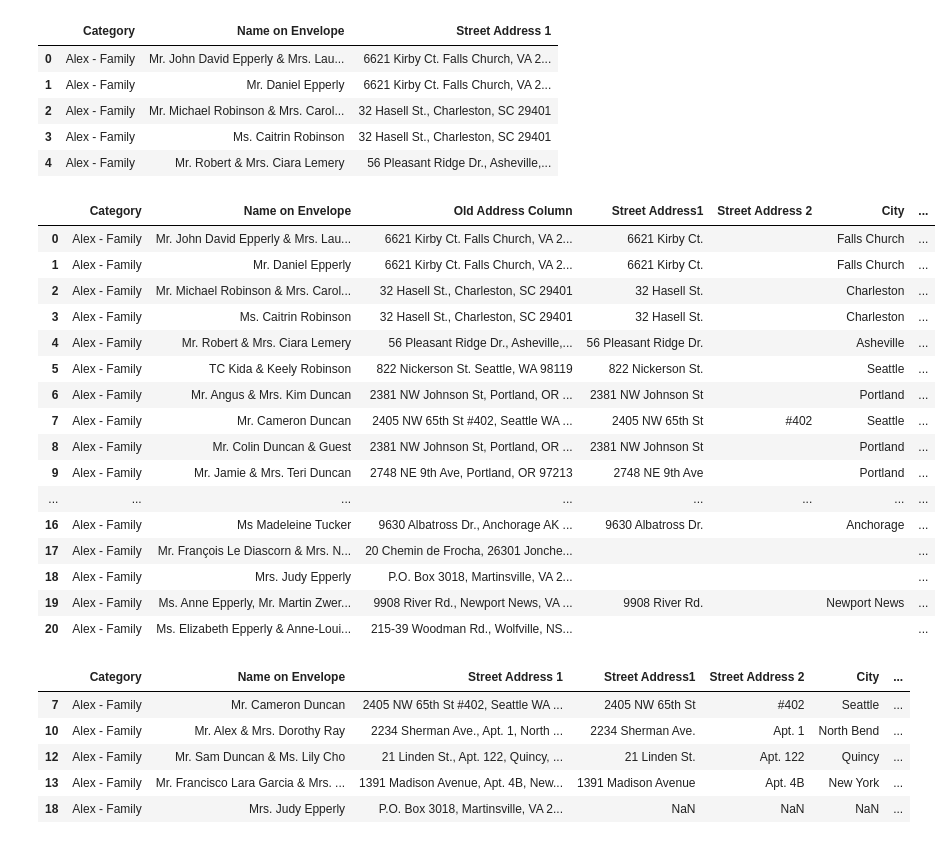
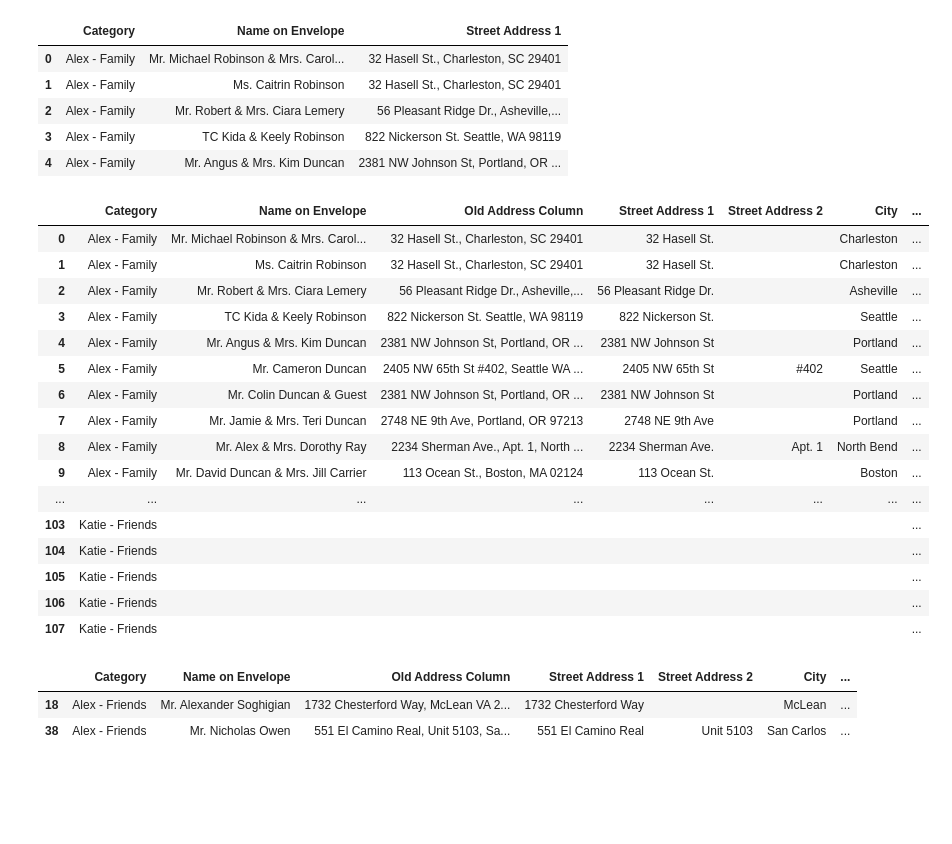
Before and after one commit to aeghprac/Git-Tracked-Files, a Jupyter notebook: AddressSplitter_Python/AddressSplitter.ipynb, the cells around one changed output. Saved outputs shown, nothing was run; the diff lists cells and outputs as text; code cells hidden in the pictures; blank space fills up the shorter version.

```diff
--- a/AddressSplitter_Python/AddressSplitter.ipynb
+++ b/AddressSplitter_Python/AddressSplitter.ipynb
@@ -1,64 +1,78 @@
 # %%
 import pandas as pd
 import re
+
+pd.set_option('display.max_rows', 150)
 # %%
 raw_address = pd.read_csv("Address_Data\MintedAddressBook - minted-addressbook-template.csv", usecols=range(0,3))
+
+# Replace all new line chars with a space
+raw_address.replace("\n", " ", regex=True, inplace=True)
 # %%
 raw_address.head()
 # %% [output]
 |  | Category | Name on Envelope | Street Address 1 |
-| 0 | Alex - Family | Mr. John David Epperly & Mrs. Lau... | 6621 Kirby Ct. Falls Church, VA 2... |
-| 1 | Alex - Family | Mr. Daniel Epperly | 6621 Kirby Ct. Falls Church, VA 2... |
-| 2 | Alex - Family | Mr. Michael Robinson & Mrs. Carol... | 32 Hasell St., Charleston, SC 29401 |
-| 3 | Alex - Family | Ms. Caitrin Robinson | 32 Hasell St., Charleston, SC 29401 |
-| 4 | Alex - Family | Mr. Robert & Mrs. Ciara Lemery | 56 Pleasant Ridge Dr., Asheville,... |
+| 0 | Alex - Family | Mr. Michael Robinson & Mrs. Carol... | 32 Hasell St., Charleston, SC 29401 |
+| 1 | Alex - Family | Ms. Caitrin Robinson | 32 Hasell St., Charleston, SC 29401 |
+| 2 | Alex - Family | Mr. Robert & Mrs. Ciara Lemery | 56 Pleasant Ridge Dr., Asheville,... |
+| 3 | Alex - Family | TC Kida & Keely Robinson | 822 Nickerson St. Seattle, WA 98119 |
+| 4 | Alex - Family | Mr. Angus & Mrs. Kim Duncan | 2381 NW Johnson St, Portland, OR ... |
 # %%
 def split_address(df, address_col):
+
     # Define the regex pattern for a US address
-    pattern = r"""^(?P<street>[\w\s]+\.?),?\s+(?P<unit>(?:\#|Apt|apt|No|no|Number|number|Ste|ste|suite|Suite|unit|Unit|Box|box)\.?\s*\w+)?\s*,*\s*(?P<city>[\w\s]*),*\s*(?P<state>[A-Z]{2}),*\s+(?P<zipcode>\d{5}(?:-\d{4})?)$"""
+    pattern = (
+               r"""^(?P<street>[\w\s]+\.?),?\s+"""
+               r"""(?P<unit>(?:\#|Apt|apt|No|no|Number|number|Ste|ste|suite|Suite|unit|Unit|Box|box)\.?\s*\w+)?\s*,*\s*"""
+               r"""(?P<city>[\w\s]*),*\s*"""
+               r"""(?P<state>[A-Z]{2}),*\s+"""
+               r"""(?P<zipcode>\d{5}(?:-\d{4})?)$"""
+               )
+       # Create new columns for street address, city, state, and zipcode
+    df[["address", "Street Address 2", "City", "State/Region", "Zip/Postal Code"]] = df[str(address_col)].str.extract(pattern)
 
-    # Create new columns for street address, city, state, and zipcode
-    df[['address', 'Street Address 2', 'City', 'State/Region', 'Zip/Postal Code']] = df[str(address_col)].str.extract(pattern)
+    # Replace old address column name with, literally, "Old Address Column"
+    df.rename(columns={address_col: "Old Address Column"}, inplace=True)
 
-    df.rename(columns={address_col: 'Old Address Column'}, inplace=True)
-
+    # Replace the address column name with "Street Address 1" which is the column name that Minted wants for the address field
     df.rename(columns={"address": "Street Address 1"}, inplace=True)
 
     # Return the new dataframe
     return df
 
 # Run function
 address_df = split_address(raw_address, "Street Address 1")
 
 # Fill null values with an empty string
 address_df.fillna(value="", inplace=True)
 
-address_df
+# Add USA as country to every row
+address_df["Country"] = "USA"
+
+# Display the dataframe
+address_df.display()
 # %% [output]
-|  | Category | Name on Envelope | Old Address Column | Street Address1 | Street Address 2 | City | ... |
-| 0 | Alex - Family | Mr. John David Epperly & Mrs. Lau... | 6621 Kirby Ct. Falls Church, VA 2... | 6621 Kirby Ct. |  | Falls Church | ... |
-| 1 | Alex - Family | Mr. Daniel Epperly | 6621 Kirby Ct. Falls Church, VA 2... | 6621 Kirby Ct. |  | Falls Church | ... |
-| 2 | Alex - Family | Mr. Michael Robinson & Mrs. Carol... | 32 Hasell St., Charleston, SC 29401 | 32 Hasell St. |  | Charleston | ... |
-| 3 | Alex - Family | Ms. Caitrin Robinson | 32 Hasell St., Charleston, SC 29401 | 32 Hasell St. |  | Charleston | ... |
-| 4 | Alex - Family | Mr. Robert & Mrs. Ciara Lemery | 56 Pleasant Ridge Dr., Asheville,... | 56 Pleasant Ridge Dr. |  | Asheville | ... |
-| 5 | Alex - Family | TC Kida & Keely Robinson | 822 Nickerson St. Seattle, WA 98119 | 822 Nickerson St. |  | Seattle | ... |
-| 6 | Alex - Family | Mr. Angus & Mrs. Kim Duncan | 2381 NW Johnson St, Portland, OR ... | 2381 NW Johnson St |  | Portland | ... |
-| 7 | Alex - Family | Mr. Cameron Duncan | 2405 NW 65th St #402, Seattle WA ... | 2405 NW 65th St | #402 | Seattle | ... |
-| 8 | Alex - Family | Mr. Colin Duncan & Guest | 2381 NW Johnson St, Portland, OR ... | 2381 NW Johnson St |  | Portland | ... |
-| 9 | Alex - Family | Mr. Jamie & Mrs. Teri Duncan | 2748 NE 9th Ave, Portland, OR 97213 | 2748 NE 9th Ave |  | Portland | ... |
+|  | Category | Name on Envelope | Old Address Column | Street Address 1 | Street Address 2 | City | ... |
+| 0 | Alex - Family | Mr. Michael Robinson & Mrs. Carol... | 32 Hasell St., Charleston, SC 29401 | 32 Hasell St. |  | Charleston | ... |
+| 1 | Alex - Family | Ms. Caitrin Robinson | 32 Hasell St., Charleston, SC 29401 | 32 Hasell St. |  | Charleston | ... |
+| 2 | Alex - Family | Mr. Robert & Mrs. Ciara Lemery | 56 Pleasant Ridge Dr., Asheville,... | 56 Pleasant Ridge Dr. |  | Asheville | ... |
+| 3 | Alex - Family | TC Kida & Keely Robinson | 822 Nickerson St. Seattle, WA 98119 | 822 Nickerson St. |  | Seattle | ... |
+| 4 | Alex - Family | Mr. Angus & Mrs. Kim Duncan | 2381 NW Johnson St, Portland, OR ... | 2381 NW Johnson St |  | Portland | ... |
+| 5 | Alex - Family | Mr. Cameron Duncan | 2405 NW 65th St #402, Seattle WA ... | 2405 NW 65th St | #402 | Seattle | ... |
+| 6 | Alex - Family | Mr. Colin Duncan & Guest | 2381 NW Johnson St, Portland, OR ... | 2381 NW Johnson St |  | Portland | ... |
+| 7 | Alex - Family | Mr. Jamie & Mrs. Teri Duncan | 2748 NE 9th Ave, Portland, OR 97213 | 2748 NE 9th Ave |  | Portland | ... |
+| 8 | Alex - Family | Mr. Alex & Mrs. Dorothy Ray | 2234 Sherman Ave., Apt. 1, North ... | 2234 Sherman Ave. | Apt. 1 | North Bend | ... |
+| 9 | Alex - Family | Mr. David Duncan & Mrs. Jill Carrier | 113 Ocean St., Boston, MA 02124 | 113 Ocean St. |  | Boston | ... |
 | ... | ... | ... | ... | ... | ... | ... | ... |
-| 16 | Alex - Family | Ms Madeleine Tucker | 9630 Albatross Dr., Anchorage AK ... | 9630 Albatross Dr. |  | Anchorage | ... |
-| 17 | Alex - Family | Mr. François Le Diascorn & Mrs. N... | 20 Chemin de Frocha, 26301 Jonche... |  |  |  | ... |
-| 18 | Alex - Family | Mrs. Judy Epperly | P.O. Box 3018, Martinsville, VA 2... |  |  |  | ... |
-| 19 | Alex - Family | Ms. Anne Epperly, Mr. Martin Zwer... | 9908 River Rd., Newport News, VA ... | 9908 River Rd. |  | Newport News | ... |
-| 20 | Alex - Family | Ms. Elizabeth Epperly & Anne-Loui... | 215-39 Woodman Rd., Wolfville, NS... |  |  |  | ... |
+| 103 | Katie - Friends |  |  |  |  |  | ... |
+| 104 | Katie - Friends |  |  |  |  |  | ... |
+| 105 | Katie - Friends |  |  |  |  |  | ... |
+| 106 | Katie - Friends |  |  |  |  |  | ... |
+| 107 | Katie - Friends |  |  |  |  |  | ... |
 # %%
 contains_units_df = address_df[address_df["Street Address 1"].str.contains("#|Apt|apt|No|no|Number|number|Ste|ste|suite|Suite|unit|Unit|Box|box")]
 contains_units_df
 # %% [output]
-|  | Category | Name on Envelope | Street Address 1 | Street Address1 | Street Address 2 | City | ... |
-| 7 | Alex - Family | Mr. Cameron Duncan | 2405 NW 65th St #402, Seattle WA ... | 2405 NW 65th St | #402 | Seattle | ... |
-| 10 | Alex - Family | Mr. Alex & Mrs. Dorothy Ray | 2234 Sherman Ave., Apt. 1, North ... | 2234 Sherman Ave. | Apt. 1 | North Bend | ... |
-| 12 | Alex - Family | Mr. Sam Duncan & Ms. Lily Cho | 21 Linden St., Apt. 122, Quincy, ... | 21 Linden St. | Apt. 122 | Quincy | ... |
-| 13 | Alex - Family | Mr. Francisco Lara Garcia & Mrs. ... | 1391 Madison Avenue, Apt. 4B, New... | 1391 Madison Avenue | Apt. 4B | New York | ... |
-| 18 | Alex - Family | Mrs. Judy Epperly | P.O. Box 3018, Martinsville, VA 2... | NaN | NaN | NaN | ... |
+|  | Category | Name on Envelope | Old Address Column | Street Address 1 | Street Address 2 | City | ... |
+| 18 | Alex - Friends | Mr. Alexander Soghigian | 1732 Chesterford Way, McLean VA 2... | 1732 Chesterford Way |  | McLean | ... |
+| 38 | Alex - Friends | Mr. Nicholas Owen | 551 El Camino Real, Unit 5103, Sa... | 551 El Camino Real | Unit 5103 | San Carlos | ... |
```
